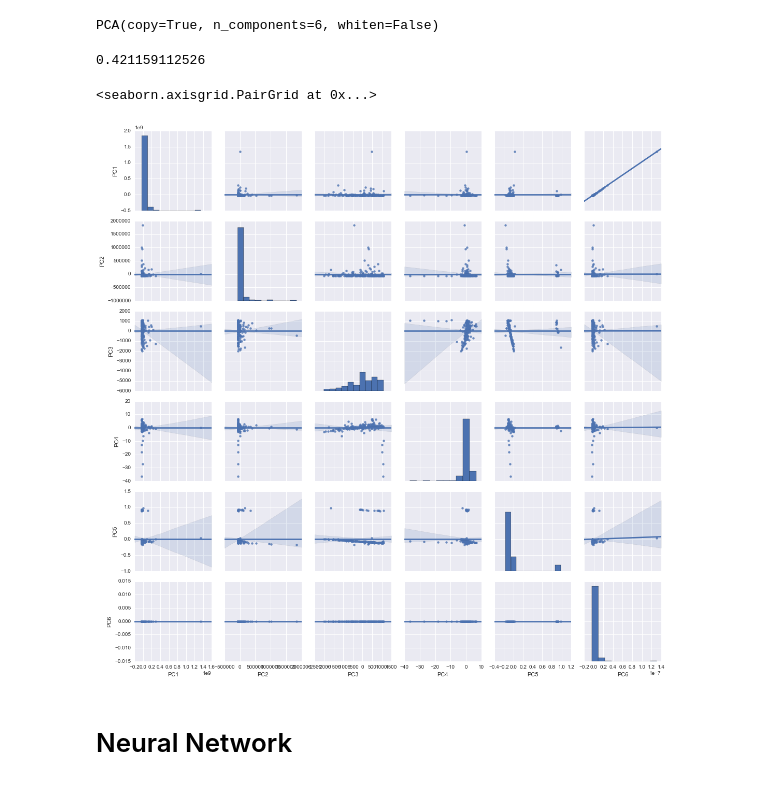
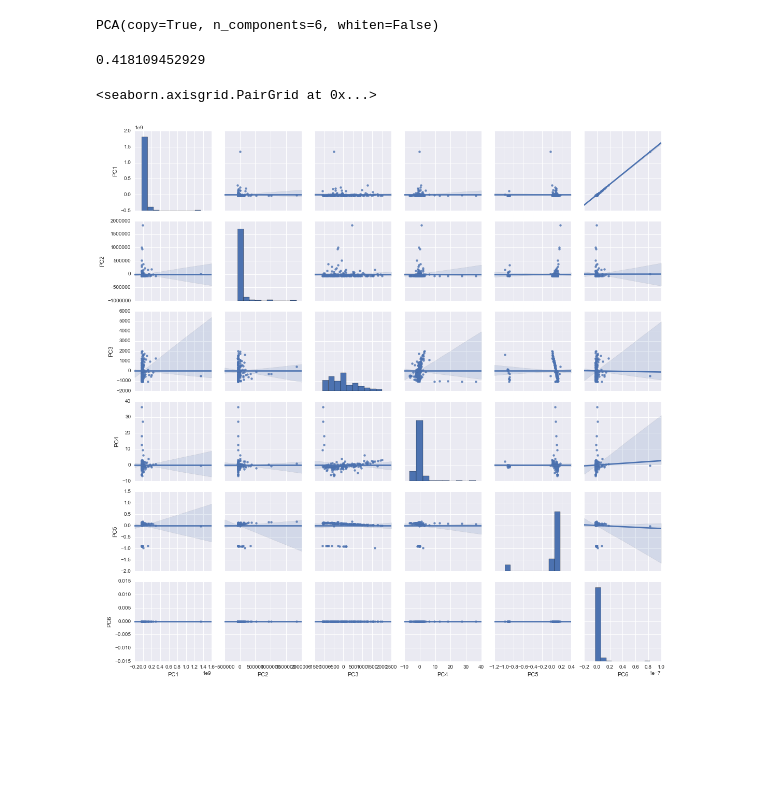
Before and after one commit to nsivapra/DSI-SF-2-nsivapra, a Jupyter notebook: Capstone/Code/Modeling.ipynb, the cells around one changed output. Saved outputs shown, nothing was run; the diff lists cells and outputs as text; code cells hidden in the pictures; blank space fills up the shorter version.

```diff
--- a/Capstone/Code/Modeling.ipynb
+++ b/Capstone/Code/Modeling.ipynb
@@ -23,5 +23,5 @@ import matplotlib.pyplot as plt
 
 %matplotlib inline
 # %%
-refugee = pd.read_csv('../Data/final_df.csv')
+refugee = pd.read_csv('../Data/final_df_copy.csv')
 # %%
@@ -357,11 +379,10 @@ pca_linreg = LinearRegression()
 pca_scores = cross_val_score(pca_linreg, pcs[:,0:10], y, cv=5)
 print np.mean(pca_scores)
 # %% [output]
-0.421159112526
+0.418109452929
 # %%
-sns.pairplot(pd.DataFrame(pcs, columns=['PC1','PC2','PC3','PC4','PC5', 'PC6']), kind='reg')
+pca_graph = sns.pairplot(pd.DataFrame(pcs, columns=['PC1','PC2','PC3','PC4','PC5', 'PC6']), kind='reg')
+pca_graph
 # %% [output]
 <seaborn.axisgrid.PairGrid at 0x...>
-[figure, old version]
+[figure, new version]
-# %% [markdown]
-# Neural Network
```
Also changed, not shown: parts of 20 cells of this notebook, 1 other file.
